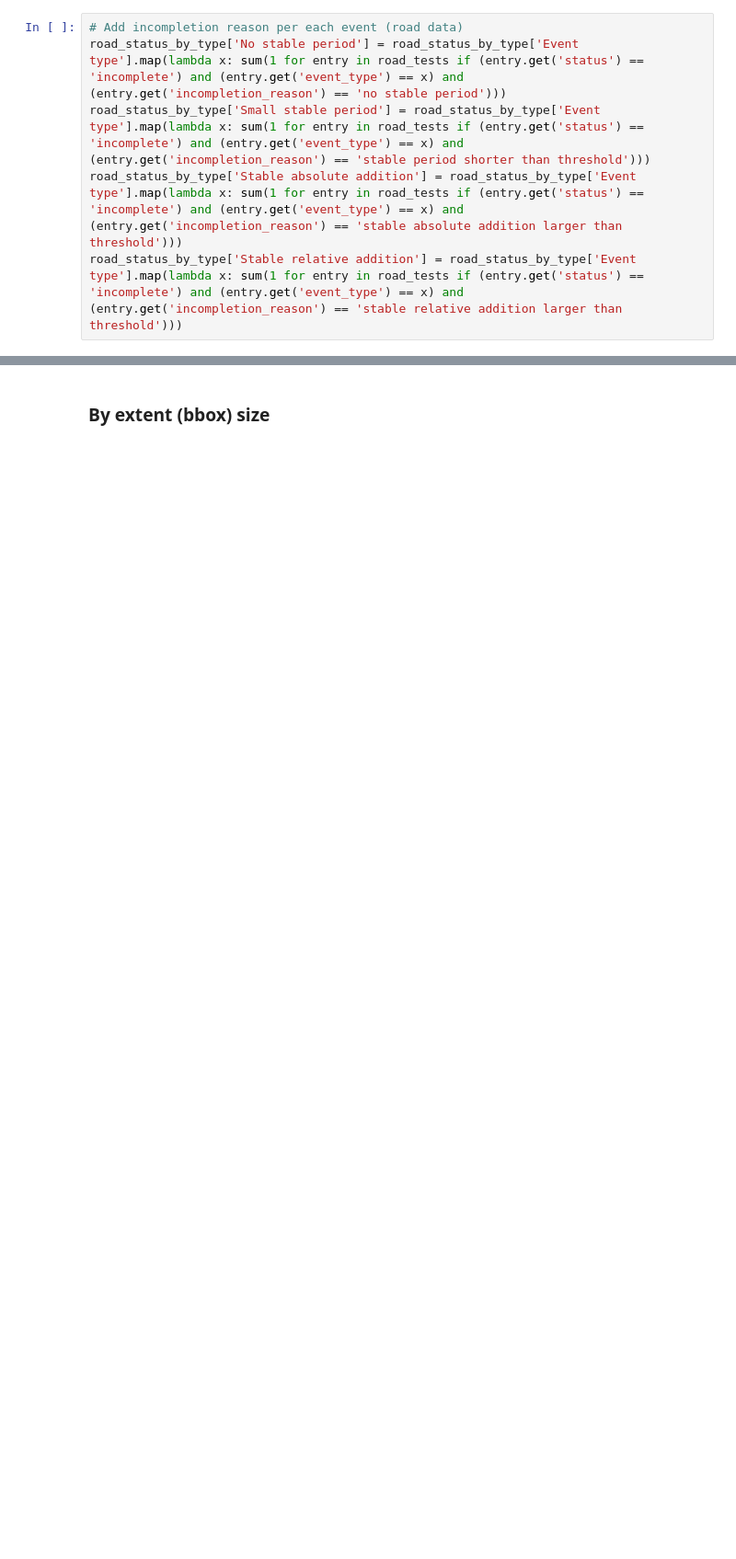
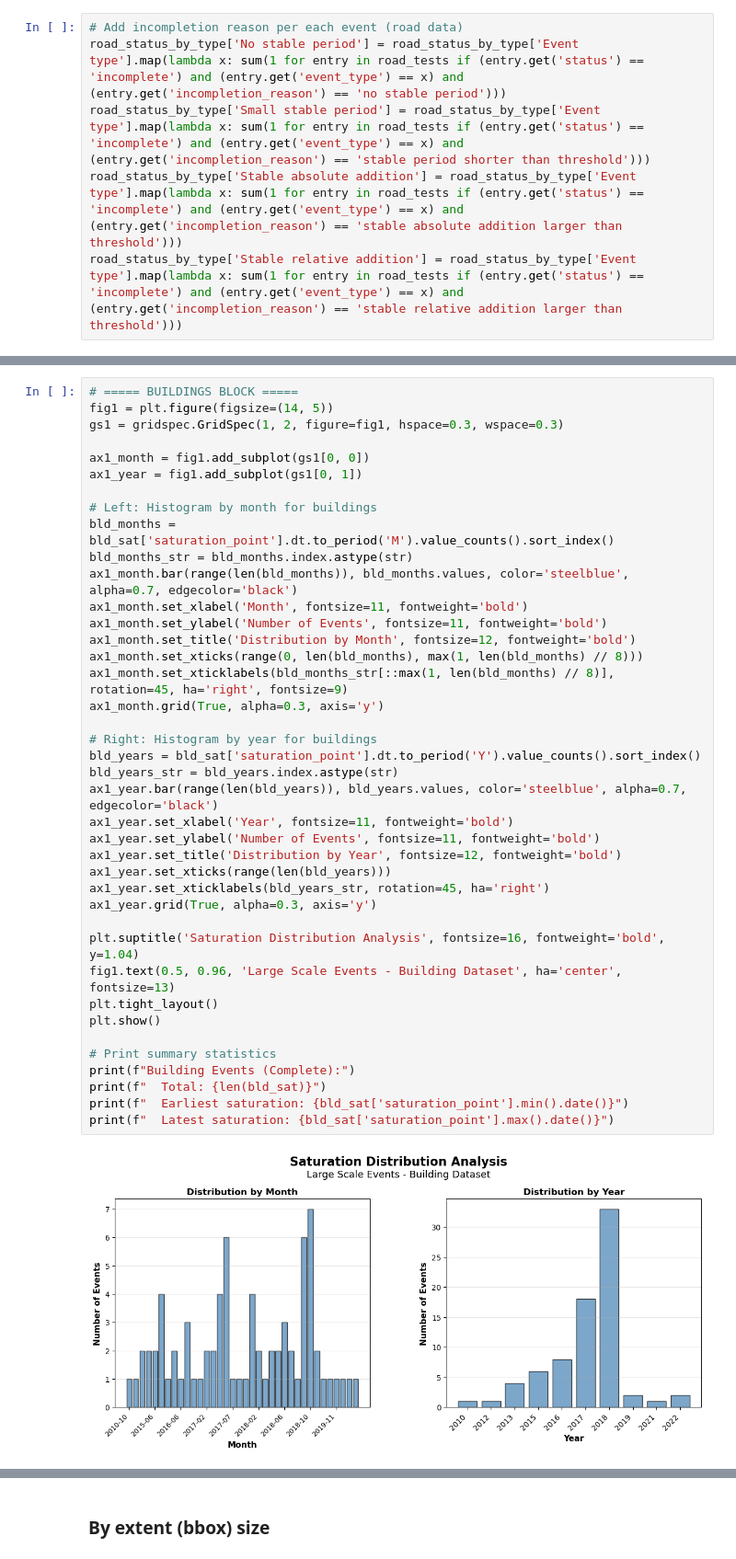
Before and after one commit to Geo-Cultural-Informatics-Lab/OSM-Feature-Completeness, a Jupyter notebook: 6) success statistics for events/success_statistics_events_export.ipynb, the cells around one changed output, grey strips where cells are left out. Shown at 92% size. Saved outputs shown, nothing was run; the diff lists cells and outputs as text; blank space fills up the shorter version.

Commit message:
added more statistics and organized notebook

```diff
--- a/6) success statistics for events/success_statistics_events_export.ipynb
+++ b/6) success statistics for events/success_statistics_events_export.ipynb
@@ -546,0 +442,42 @@ reasons
+# %%
+# ===== BUILDINGS BLOCK =====
+fig1 = plt.figure(figsize=(14, 5))
+gs1 = gridspec.GridSpec(1, 2, figure=fig1, hspace=0.3, wspace=0.3)
+
+ax1_month = fig1.add_subplot(gs1[0, 0])
+ax1_year = fig1.add_subplot(gs1[0, 1])
+
+# Left: Histogram by month for buildings
+bld_months = bld_sat['saturation_point'].dt.to_period('M').value_counts().sort_index()
+bld_months_str = bld_months.index.astype(str)
+ax1_month.bar(range(len(bld_months)), bld_months.values, color='steelblue', alpha=0.7, edgecolor='black')
+ax1_month.set_xlabel('Month', fontsize=11, fontweight='bold')
+ax1_month.set_ylabel('Number of Events', fontsize=11, fontweight='bold')
+ax1_month.set_title('Distribution by Month', fontsize=12, fontweight='bold')
+ax1_month.set_xticks(range(0, len(bld_months), max(1, len(bld_months) // 8)))
+ax1_month.set_xticklabels(bld_months_str[::max(1, len(bld_months) // 8)], rotation=45, ha='right', fontsize=9)
+ax1_month.grid(True, alpha=0.3, axis='y')
+
+# Right: Histogram by year for buildings
+bld_years = bld_sat['saturation_point'].dt.to_period('Y').value_counts().sort_index()
+bld_years_str = bld_years.index.astype(str)
+ax1_year.bar(range(len(bld_years)), bld_years.values, color='steelblue', alpha=0.7, edgecolor='black')
+ax1_year.set_xlabel('Year', fontsize=11, fontweight='bold')
+ax1_year.set_ylabel('Number of Events', fontsize=11, fontweight='bold')
+ax1_year.set_title('Distribution by Year', fontsize=12, fontweight='bold')
+ax1_year.set_xticks(range(len(bld_years)))
+ax1_year.set_xticklabels(bld_years_str, rotation=45, ha='right')
+ax1_year.grid(True, alpha=0.3, axis='y')
+
+plt.suptitle('Saturation Distribution Analysis', fontsize=16, fontweight='bold', y=1.04)
+fig1.text(0.5, 0.96, 'Large Scale Events - Building Dataset', ha='center', fontsize=13)
+plt.tight_layout()
+plt.show()
+
+# Print summary statistics
+print(f"Building Events (Complete):")
+print(f"  Total: {len(bld_sat)}")
+print(f"  Earliest saturation: {bld_sat['saturation_point'].min().date()}")
+print(f"  Latest saturation: {bld_sat['saturation_point'].max().date()}")
+# %% [output]
+[figure, added]
```
Also changed, not shown: parts of 41 cells of this notebook.
